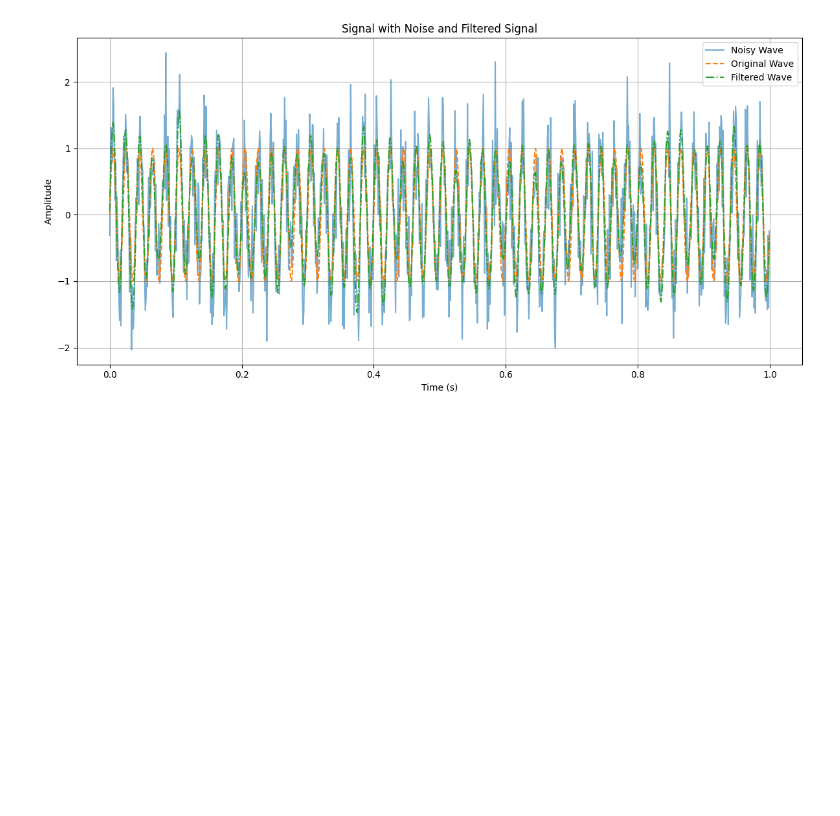
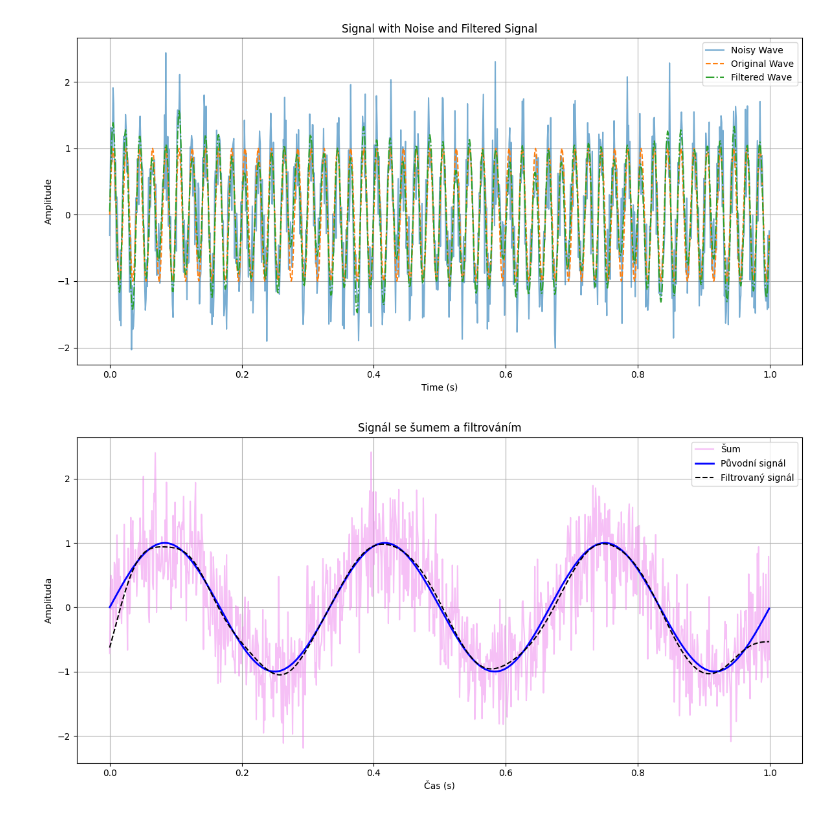
Before and after one commit to ondrejsvorc/UJEP, a Jupyter notebook: PZS/frekvencni_analyza.ipynb, the cells around one changed output. Drawn from its saved outputs; the diff is of its cells as text; code cells hidden in the pictures; blank space fills up the shorter version.

```diff
--- a/PZS/frekvencni_analyza.ipynb
+++ b/PZS/frekvencni_analyza.ipynb
@@ -140,0 +144,55 @@ plt.show()
+# %%
+from scipy.signal import butter, filtfilt
+import numpy as np
+import matplotlib.pyplot as plt
+
+
+def generuj_nosnou_vlnu(amplituda, frekvence, casovy_vektor):
+    return amplituda * np.sin(2 * np.pi * frekvence * casovy_vektor)
+
+
+vzorkovaci_frekvence = 1000
+delka_signalu = 1
+casovy_vektor = np.linspace(
+    0, delka_signalu, int(vzorkovaci_frekvence * delka_signalu), endpoint=False
+)
+
+amplituda_nosne_vlny = 1
+frekvence_nosne_vlny = 3
+nosna_vlna = generuj_nosnou_vlnu(
+    amplituda_nosne_vlny, frekvence_nosne_vlny, casovy_vektor
+)
+
+amplituda_sumu = 0.5
+sum = amplituda_sumu * np.random.normal(size=len(casovy_vektor))
+nosna_vlna_se_sumem = nosna_vlna + sum
+
+# hranice frekvence, která určuje, jaké části signálu budou filtrem propouštěny
+mezni_frekvence = 10
+rad_filtru = 4
+koeficienty_pro_citatel, koeficienty_pro_jmenovatel = butter(  # Butterworthův filtr
+    rad_filtru, mezni_frekvence / (vzorkovaci_frekvence / 2), btype="low"
+)
+filtrovana_vlna = filtfilt(
+    koeficienty_pro_citatel, koeficienty_pro_jmenovatel, nosna_vlna_se_sumem
+)
+
+plt.figure(figsize=(12, 6))
+plt.plot(casovy_vektor, nosna_vlna_se_sumem, label="Šum", color="violet", alpha=0.5)
+plt.plot(casovy_vektor, nosna_vlna, label="Původní signál", color="blue", linewidth=2)
+plt.plot(
+    casovy_vektor,
+    filtrovana_vlna,
+    label="Filtrovaný signál",
+    color="black",
+    linestyle="--",
+)
+plt.title("Signál se šumem a filtrováním")
+plt.xlabel("Čas (s)")
+plt.ylabel("Amplituda")
+plt.legend()
+plt.grid()
+plt.tight_layout()
+plt.show()
+# %% [output]
+[figure, added]
```
Also changed, not shown: parts of 1 cell of this notebook, 1 other file.
